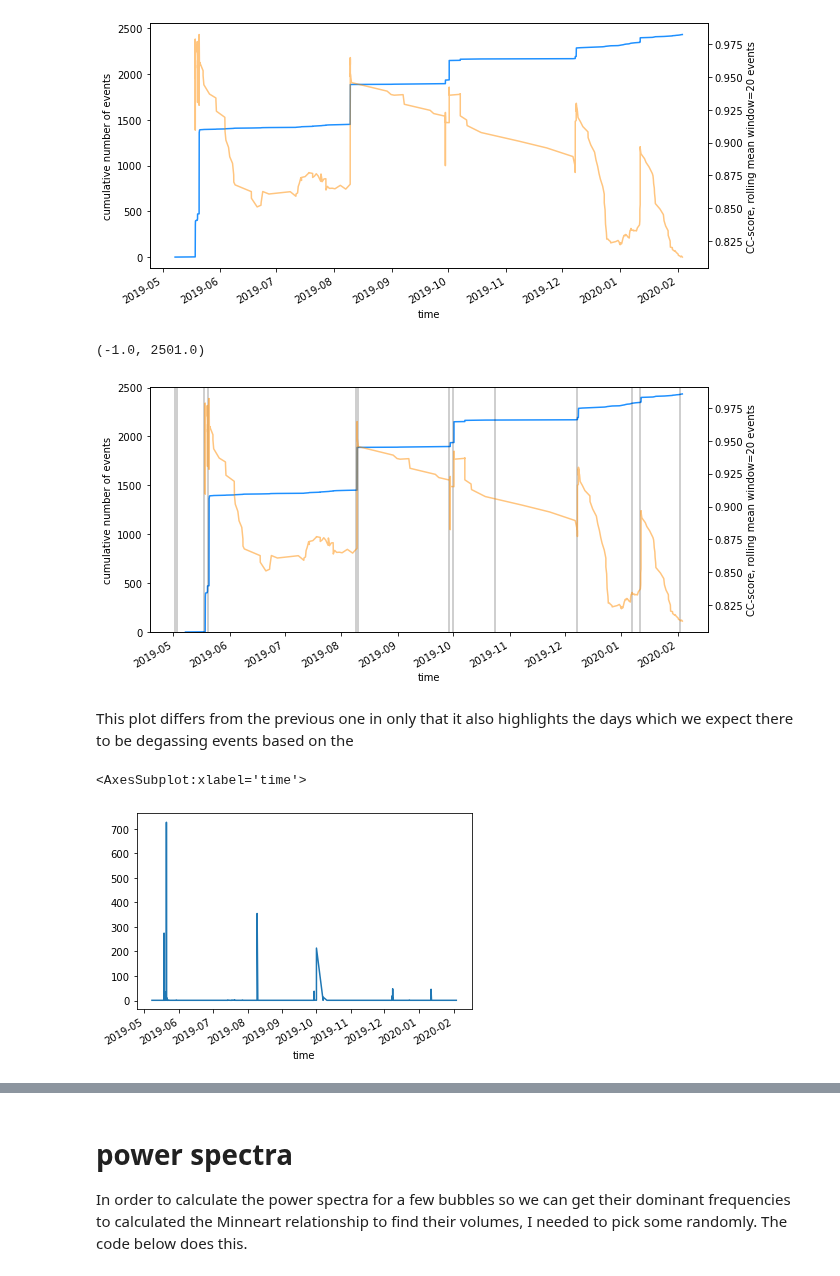
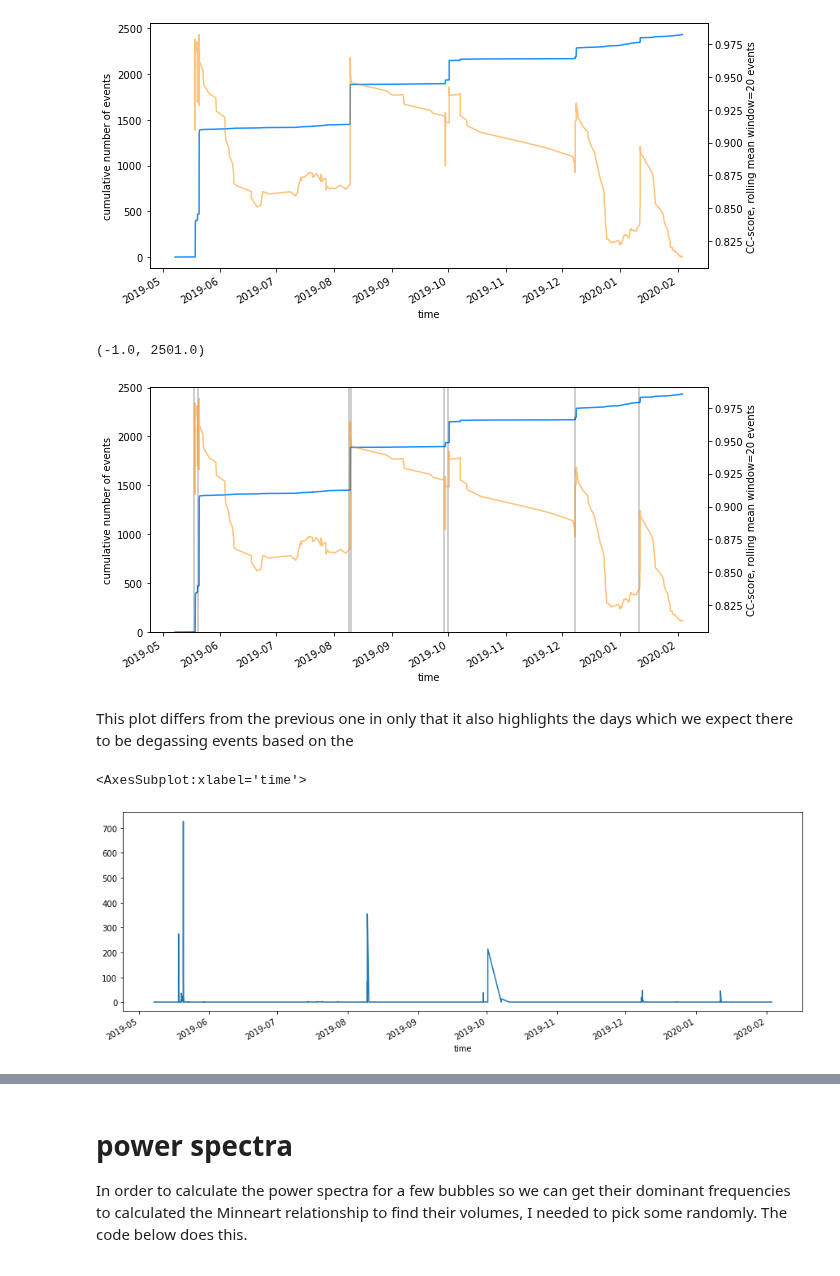
Before and after one commit to SerpRateAI/boreholeAcoustics, a Jupyter notebook: RESULTS-BA1B.ipynb, the cells around one changed output, grey strips where cells are left out. Cells and saved outputs as stored; diff of their text form; code cells hidden in the pictures.

```diff
--- a/RESULTS-BA1B.ipynb
+++ b/RESULTS-BA1B.ipynb
@@ -110,19 +110,19 @@ ax2.set_ylabel('CC-score, rolling mean window=20 events')
 ax.set_ylabel('cumulative number of events')
 
 days = dict(
-day122 = pd.to_datetime('2019-05-02'),
-day123 = pd.to_datetime('2019-05-03'),
+# day122 = pd.to_datetime('2019-05-02'),
+# day123 = pd.to_datetime('2019-05-03'),
 day138 = pd.to_datetime('2019-05-18'),
 day140 = pd.to_datetime('2019-05-20'),
 day221 = pd.to_datetime('2019-08-09'),
 day222 = pd.to_datetime('2019-08-10'),
 day272 = pd.to_datetime('2019-09-29'),
 day274 = pd.to_datetime('2019-10-01'),
-day297 = pd.to_datetime('2019-10-24'),
+# day297 = pd.to_datetime('2019-10-24'),
 day342 = pd.to_datetime('2019-12-08'),
-day007 = pd.to_datetime('2020-01-07'),
+# day007 = pd.to_datetime('2020-01-07'),
 day010 = pd.to_datetime('2020-01-11'),
-day033 = pd.to_datetime('2020-02-02'),
+# day033 = pd.to_datetime('2020-02-02'),
 )
 
 for k in days.keys():
@@ -132,14 +132,14 @@ for k in days.keys():
 ax.set_ylim(-1, 2501)
 # %% [output]
 (-1.0, 2501.0)
-[figure, old version]
+[figure, new version]
 # %% [markdown]
 This plot differs from the previous one in only that it also highlights the days which we expect there to be degassing events based on the
 # %%
-df.rolling(window='30min').sum()['ones'].plot()
+df.rolling(window='30min').sum()['ones'].plot(figsize=(15, 5))
 # %% [output]
 <AxesSubplot:xlabel='time'>
-[figure, old version]
+[figure, new version]
 # %%
 start = pd.to_datetime('05-18-2019')
 end = pd.to_datetime('05-19-2019')
```
Also changed, not shown: parts of 1 cell of this notebook, 3 other files.
